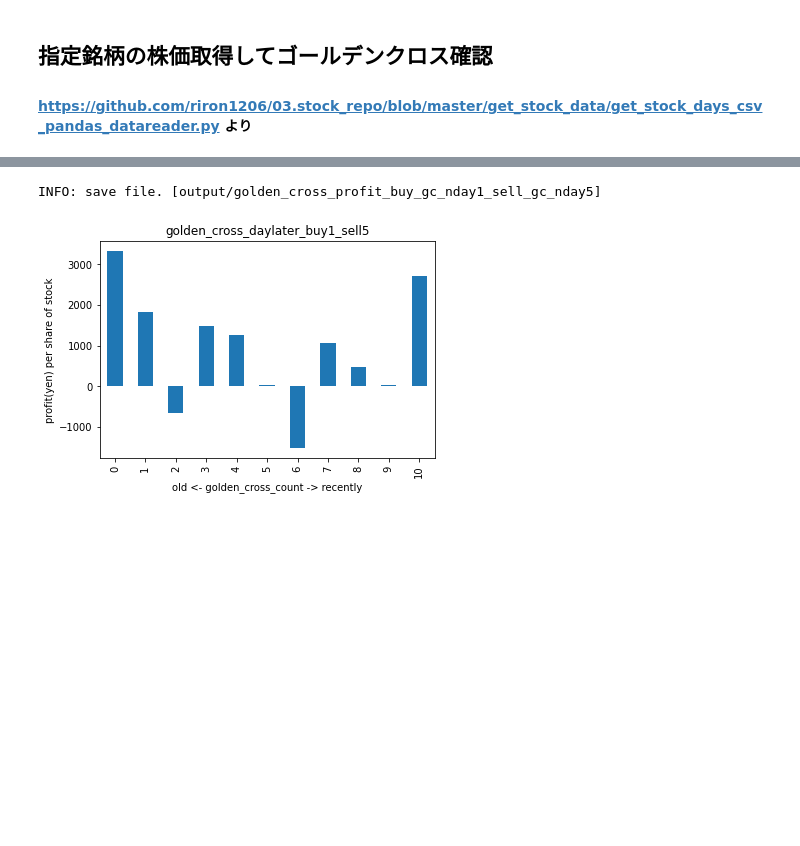
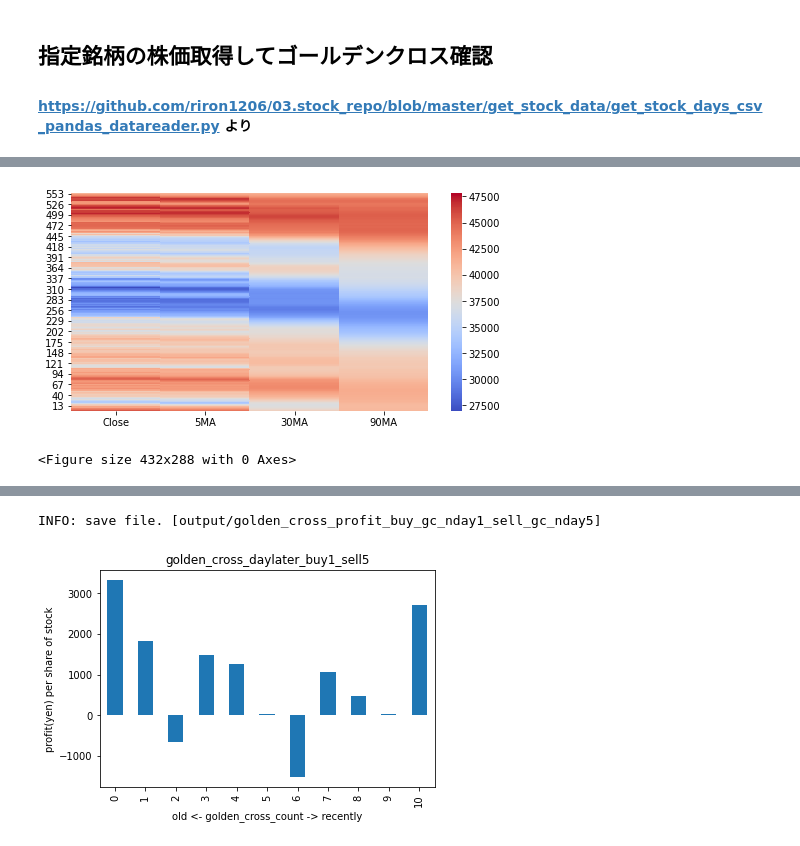
Before and after one commit to riron1206/03.stock_repo, a Jupyter notebook: get_stock_data/example.ipynb, the cells around one changed output, grey strips where cells are left out. Cells and saved outputs as stored; diff of their text form; code cells hidden in the pictures; blank space fills up the shorter version.

```diff
--- a/get_stock_data/example.ipynb
+++ b/get_stock_data/example.ipynb
@@ -87,3 +131,14 @@ df.head()
+# %%
+# 終値と移動平均のヒートマップ
+plt.figure(figsize=(8, 4))
+_df = df.copy()
+_df.index = df['Date']
+sns.heatmap(df[['Close', '5MA', '30MA', '90MA']], cmap='coolwarm')
+plt.show()
+plt.clf()
+# %% [output]
+[figure, added]
+<Figure size 432x288 with 0 Axes>
 # %%
 def stock_df_plot_plotly(df, out_png=None):
     import matplotlib.pyplot as plt
```
Also changed, not shown: parts of 7 cells of this notebook, 1 other file.
